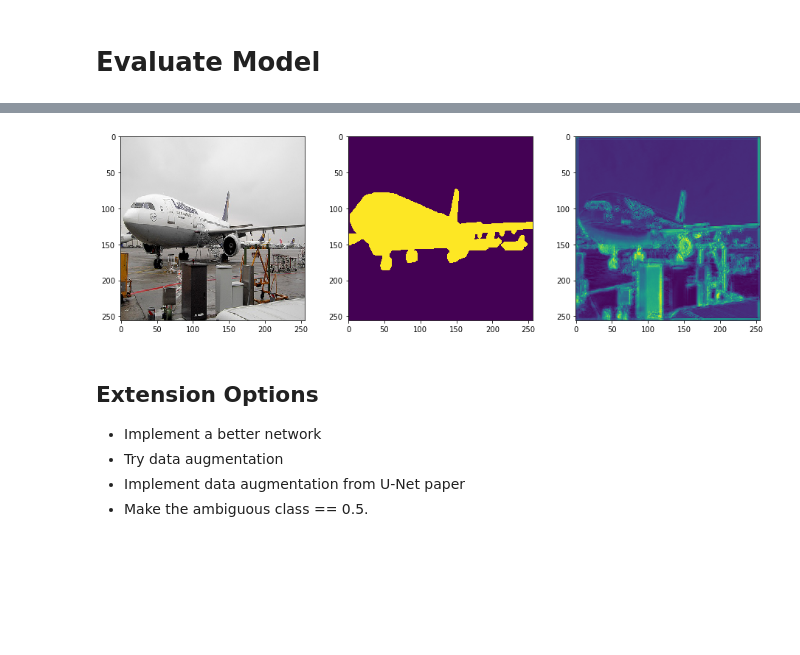
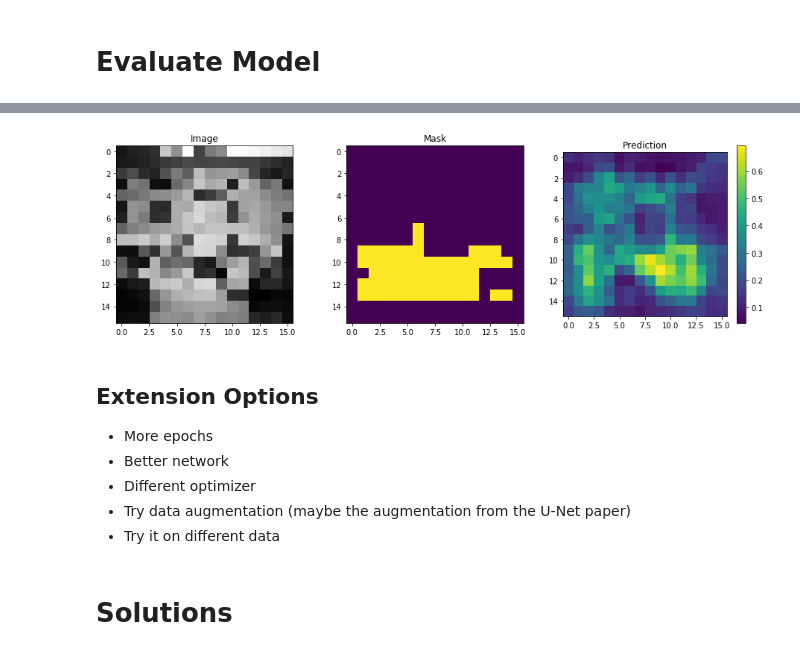
Before and after one commit to borispf/seg-tut, a Jupyter notebook: tutorial.ipynb, the cells around one changed output, grey strips where cells are left out. Cells and saved outputs as stored; diff of their text form; code cells hidden in the pictures; blank space fills up the shorter version.

```diff
--- a/tutorial.ipynb
+++ b/tutorial.ipynb
@@ -216,0 +370,2 @@ model.metrics_names
+# %%
+val_seq = image_mask_sequence('data/val', batch_size=10, shuffle=False)
@@ -217,4 +385,2 @@ model.metrics_names
 # %%
-%%time
-
-predictions = model.predict_generator(input_gen, steps=1)
+predictions = model.predict_generator(val_seq, steps=1)
@@ -224,20 +387,15 @@ Wall time: 5.2 s
-# %%
-f, (ax1, ax2, ax3) = plt.subplots(ncols=3, figsize=(13,4))
-im = ax3.imshow(predictions[0,...,0])
-# f.colorbar(im)
-
-im, ma = input_gen[0]
-
-ax1.imshow(im[0,...])
-ax2.imshow(ma[0,...,0])
-plt.tight_layout()
-plt.show(f)
-# %% [output]
-[figure, removed]
+# %%
+images, mask = val_seq[0]
+show_image_mask_pred(images[0, ...], mask[0, ..., 0], predictions[0, ..., 0])
+# %% [output]
+[figure, added]
 # %% [markdown]
 ## Extension Options
 
-* Implement a better network
-* Try data augmentation
-* Implement data augmentation from U-Net paper
-* Make the ambiguous class == 0.5.
+* More epochs
+* Better network
+* Different optimizer
+* Try data augmentation (maybe the augmentation from the U-Net paper)
+* Try it on different data
+# %% [markdown]
+# Solutions
```
Also changed, not shown: parts of 59 cells of this notebook.
